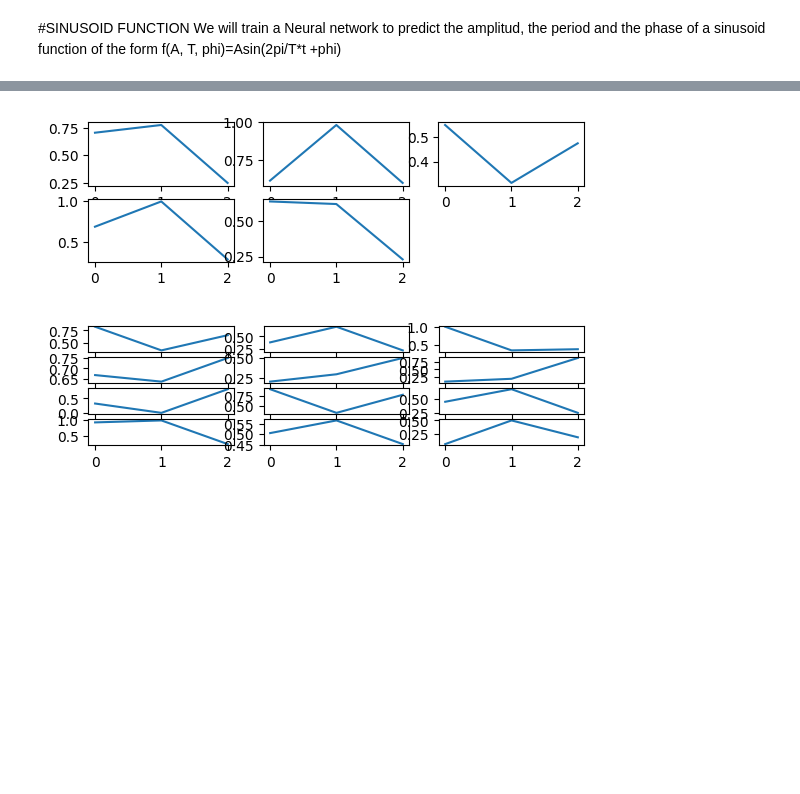
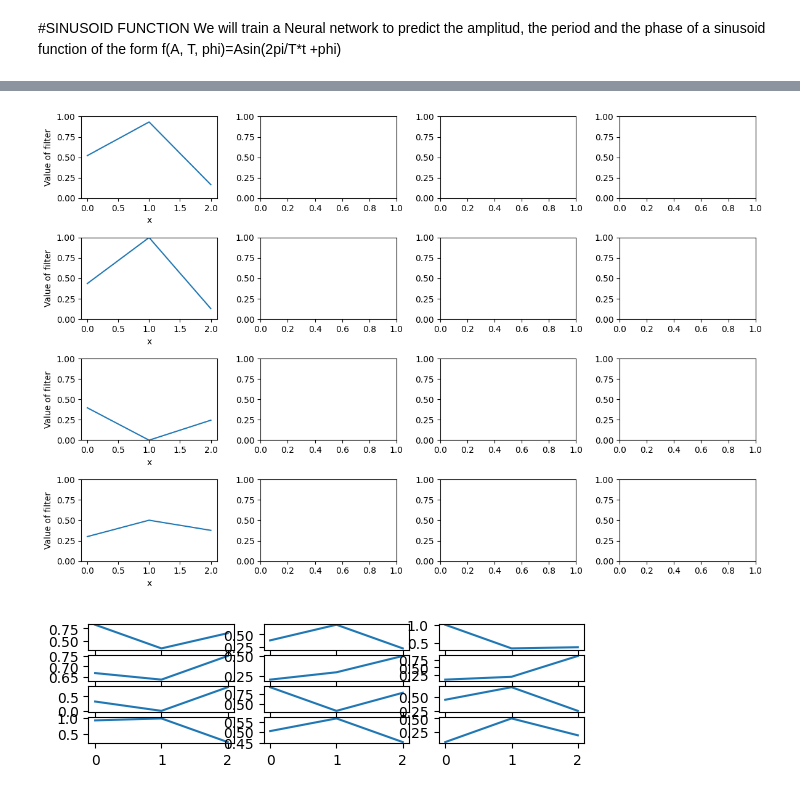
Before and after one commit to JenniFaba/PhysicsThesis_NN_Exoplanet_Detection, a Jupyter notebook: sinus_CNN_APT.ipynb, the cells around one changed output, grey strips where cells are left out. Saved outputs shown, nothing was run; the diff lists cells and outputs as text; code cells hidden in the pictures; blank space fills up the shorter version.

```diff
--- a/sinus_CNN_APT.ipynb
+++ b/sinus_CNN_APT.ipynb
@@ -122,16 +112,20 @@ val_labels = tf.stack(val_labels.astype('float32'))
+# %%
+test_labels = np.column_stack((np.array(test_labels1).astype("float32"), np.array(test_labels2).astype("float32"), np.array(test_labels3).astype("float32")))
+train_labels = np.column_stack((np.array(train_labels1).astype("float32"), np.array(train_labels2).astype("float32"), np.array(train_labels3).astype("float32")))
+val_labels = np.column_stack((np.array(val_labels1).astype("float32"), np.array(val_labels2).astype("float32"), np.array(val_labels3).astype("float32")))
 # %%
+#neural network
 model = keras.Sequential([
     layers.InputLayer(input_shape=(1, 100)),
-    layers.Conv1D(5, kernel_size=3, activation='linear', padding='same'),
+    layers.Conv1D(4, kernel_size=3, activation='linear', padding='same'),
     layers.Conv1D(12, kernel_size=3, activation='relu', padding='same'),
     layers.Flatten(),
-    layers.Dense(120, activation='relu'),
-    layers.Dense(120, activation='relu'),
+    layers.Dense(150, activation='relu'),
+    layers.Dense(150, activation='relu'),
     layers.Dense(3, activation='linear')
 ])
 # %%
-model.compile(optimizer="adam", loss="mse", metrics=["mae"])
+model.compile(optimizer="adam", loss="mse") #mse=mean squared error
 # %%
-history = model.fit(train_data, train_labels, validation_data=(val_data, val_labels), epochs=50, batch_size=64)
-#print(history.history['loss'])
+history = model.fit(train_data, train_labels, validation_data=(val_data, val_labels), epochs=100, batch_size=64)
 # %% [output]
@@ -253,29 +224,34 @@ conv1d_15 (3, 5, 12)
 # %%
 
 filters, biases = model.layers[0].get_weights()#we choose the first layer
 
 # normalize filter values to 0-1 so we can visualize them
 f_min, f_max = filters.min(), filters.max()
 filters = (filters - f_min) / (f_max - f_min)
+n_filters=4
+fig, axs = plt.subplots(n_filters, 4, figsize=(12, 8))
 
-# plot filters
-n_filters, ix = 5, 1
-#6 because i is in the last index
+# Loop through each filter
 for i in range(n_filters):
- # get the filter
- f = filters[:, :, i]
- # plot each channel separately
- for j in range(1):
- # specify subplot and turn of axis
-  ax = plt.subplot(n_filters, 3, ix)
-  #ix is the index of the subplot you want to create
-  #plot filter channel in grayscale
-  plt.plot(f[:,0])
-  ix += 1
-# show the figure
+    # Get the filter
+    f = filters[:, :, i]
+
+    # Plot each channel separately
+    for j in range(1):
+        # Specify subplot and turn off axis
+        ax = axs[i, j]
+        ax.set_xlabel('x')
+        ax.set_ylabel('Value of filter')
+        ax.set_ylim(0,1)
+
+        # Plot filter channel in grayscale
+        ax.plot(f[:, 0])
+
+# Show the figure
+plt.tight_layout()
 plt.show()
 # %% [output]
-[figure, old version]
+[figure, new version]
 # %%
 
 filters, biases = model.layers[1].get_weights()#we choose the first layer
```
Also changed, not shown: parts of 30 cells of this notebook.
